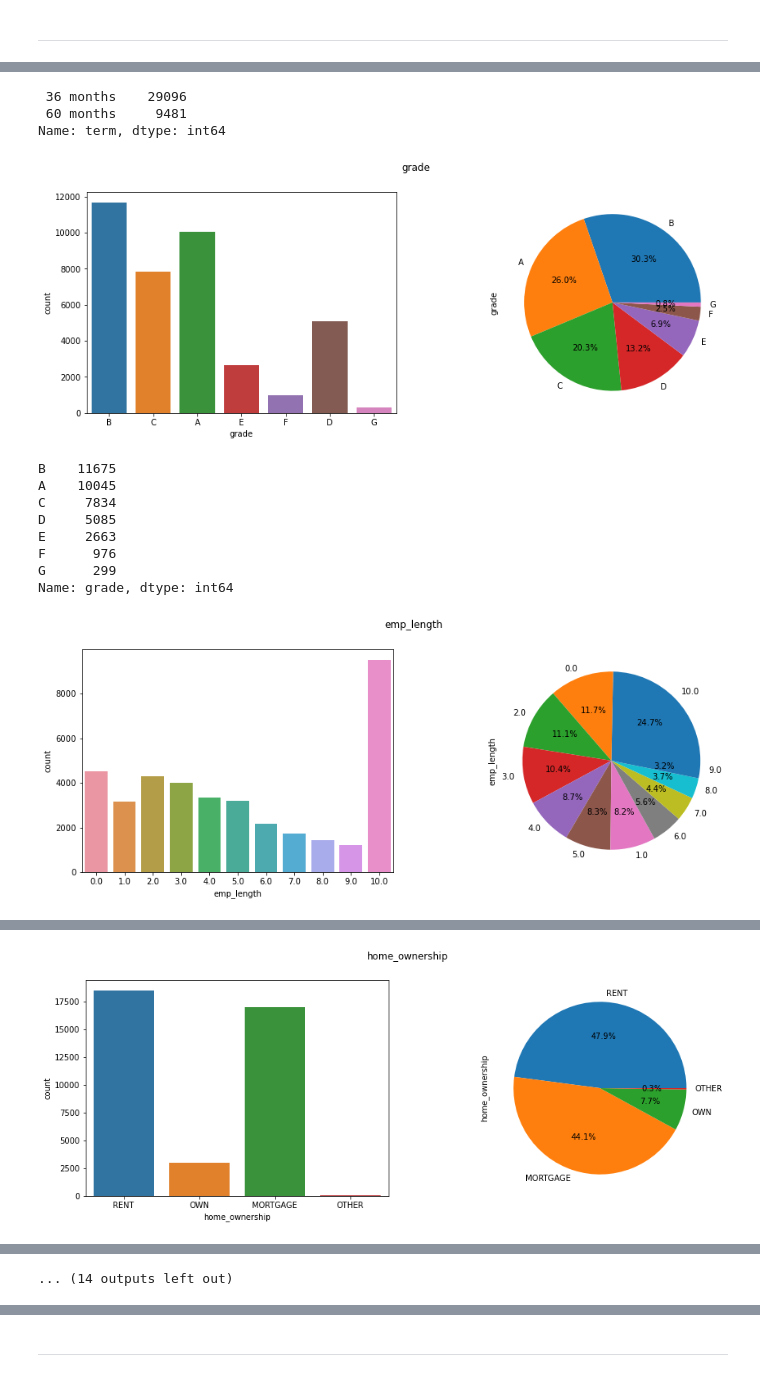
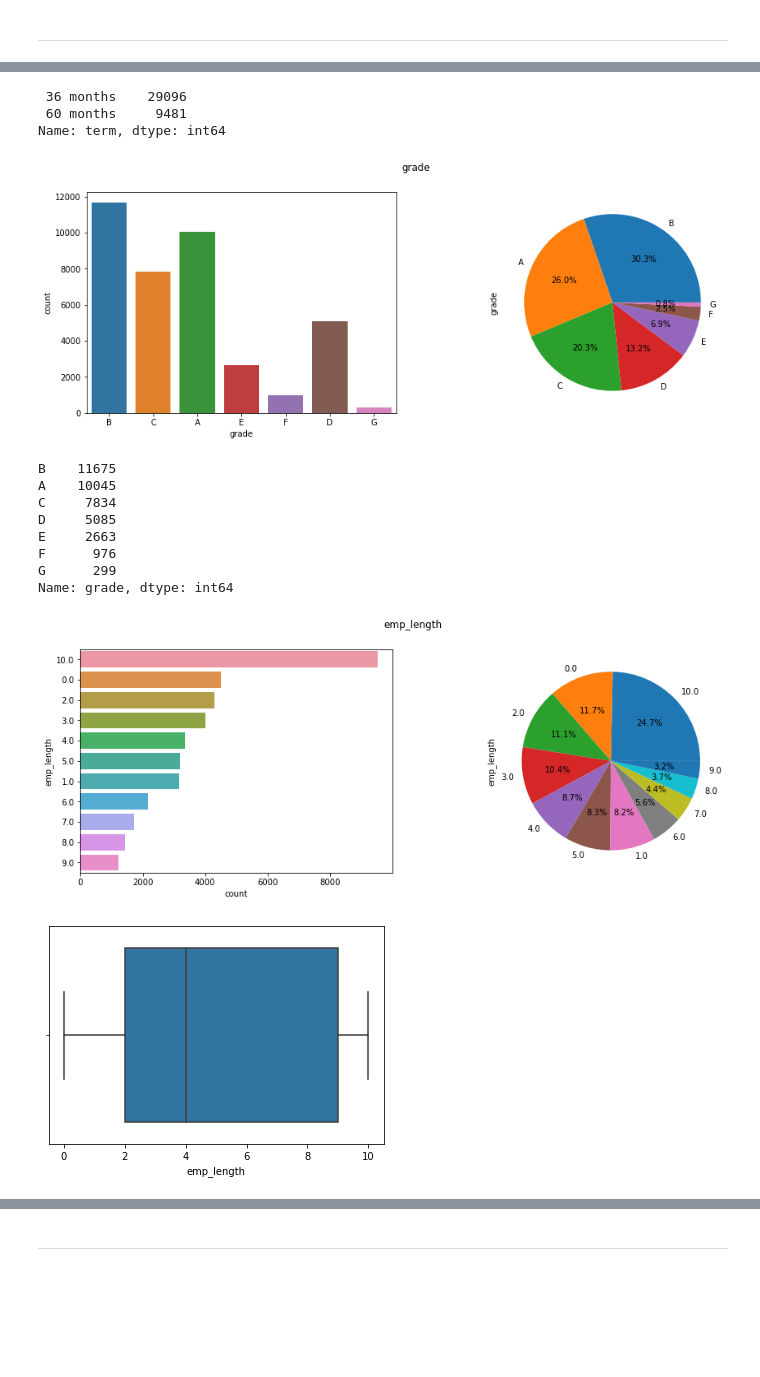
Before and after one commit to ayushxx7/EDA-LendingClubCaseStudy, a Jupyter notebook: LendingClubCaseStudy.ipynb, the cells around one changed output, grey strips where cells are left out. Cells and saved outputs as stored; diff of their text form; code cells hidden in the pictures; blank space fills up the shorter version.

```diff
--- a/LendingClubCaseStudy.ipynb
+++ b/LendingClubCaseStudy.ipynb
@@ -1074,6 +1051,11 @@ col_large_unique.remove('sub_grade_num')
 # date column should not be analyzed as categorical data
 col_large_unique.remove('issue_d')
 
+# grade_num plots will be covered in grade
+col_small_unique.remove('grade_num')
+# loan_status_num plots will be covered in loan_status
+col_small_unique.remove('loan_status_num')
+
 print('large:', col_large_unique)
 print('small:', col_small_unique)
 # %% [output]
@@ -1090,13 +1072,12 @@ def plot_large(loan_df, column):
         pass
     try:
         if column == 'dti':
-#             loan_df.dti.plot(kind='kde', ax=ax2)
             sns.kdeplot(x='dti', data=loan_df, ax=ax2)
         else:
             loan_df[column].value_counts()[0:10].plot(kind='bar', ax=ax2)
     except:
         try:
-            loan_df[column].plot(kind='kde', ax=ax2)
+            sns.kdeplot(x=column, data=loan_df, ax=ax2)
         except:
             pass
         pass
@@ -1118,8 +1097,8 @@ for column in col_large_unique:
     try:
         plot_large(loan_df, column)
         if column == 'annual_inc':
-#             plot_large(loan_df, column)
-            plot_large(loan_df[loan_df['annual_inc']<83000], column)
+            print('Plotting Annual Income after removing outliers (discard >99th percentile)')
+            plot_large(loan_df[loan_df['annual_inc']<loan_df['annual_inc'].quantile(q=0.99)], column)
             print(loan_df[column].describe())
         elif column == 'sub_grade':
             print(loan_df['sub_grade_num'].describe())
@@ -1235,34 +1205,44 @@ Name: annual_inc, dtype: float64
 # %%
 def plot_small(loan_df, column):
     fig, (ax1, ax2) = plt.subplots(1, 2, figsize=(15,5))
-    if column == 'purpose':
+    if column in ['purpose', 'emp_length']:
         sns.countplot(y = column, data=loan_df, ax=ax1,
-                     order = loan_df['purpose'].value_counts().index)
+                     order = loan_df[column].value_counts().index)
+        loan_df[column].value_counts().plot(kind='pie', ax=ax2, autopct='%1.1f%%')
+    elif column == 'month':
+        sns.countplot(y = 'month_alpha', data=loan_df, ax=ax1,
+                     order = loan_df['month_alpha'].value_counts().index)
+        loan_df['month_alpha'].value_counts().plot(kind='pie', ax=ax2, autopct='%1.1f%%')
     else:
         sns.countplot(x = column, data=loan_df, ax=ax1)
-    loan_df[column].value_counts().plot(kind='pie', ax=ax2, autopct='%1.1f%%')
+        loan_df[column].value_counts().plot(kind='pie', ax=ax2, autopct='%1.1f%%')
     plt.suptitle(column)
-    ax1.set_xticklabels(ax1.get_xticklabels(), rotation=0)
     plt.show()
 # %%
-for i in col_small_unique:
-    plot_small(loan_df, i)
-    print(loan_df[i].value_counts())
+for column in col_small_unique:
+    if column == 'month_alpha':
+        continue
+    plot_small(loan_df, column)
+    if column in ['emp_length', 'month']:
+        sns.boxplot(x=column, data=loan_df)
+        plt.show()
+    print(loan_df[column].value_counts())
 # %% [output]
 [figure]
  36 months    29096
  60 months     9481
 Name: term, dtype: int64
 [figure]
 B    11675
 A    10045
 C     7834
 D     5085
 E     2663
 F      976
 G      299
 Name: grade, dtype: int64
-[figure, old version]
+[figure, new version]
+[figure, new version]
 10.0    9521
 0.0     4508
 2.0     4291
@@ -1275,4 +1255,3 @@ Name: grade, dtype: int64
 8.0     1435
 9.0     1226
 Name: emp_length, dtype: int64
-[figure, old version]
@@ -1293 +1270,0 @@ Name: loan_status, dtype: int64
-... (14 outputs left out)
```
Also changed, not shown: parts of 86 cells of this notebook.
